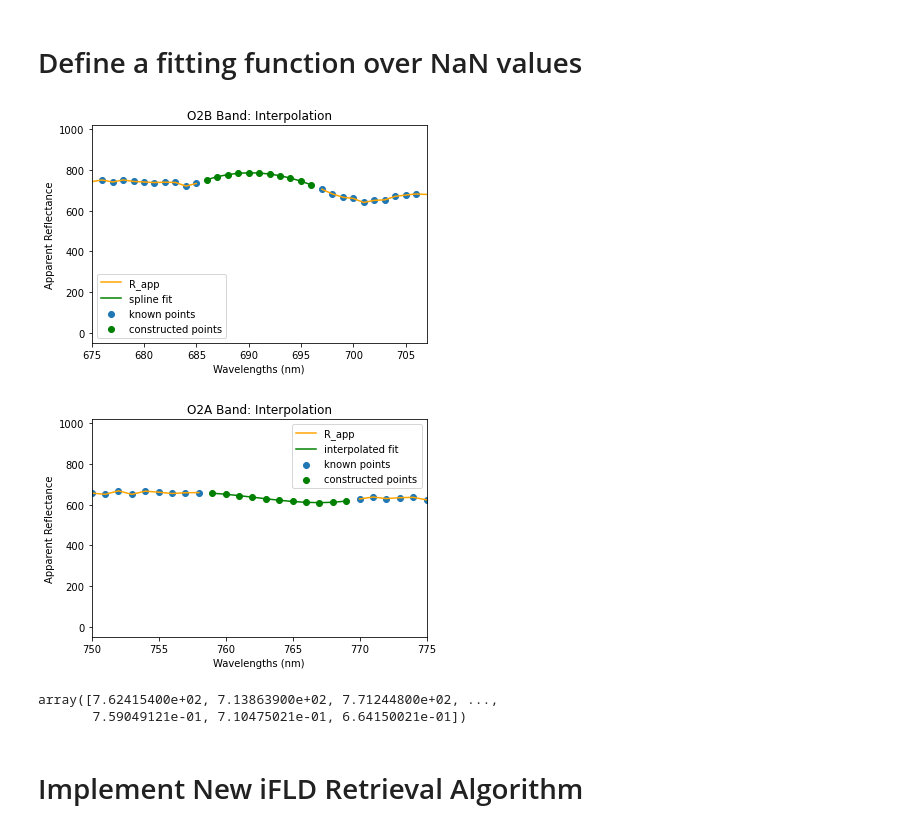
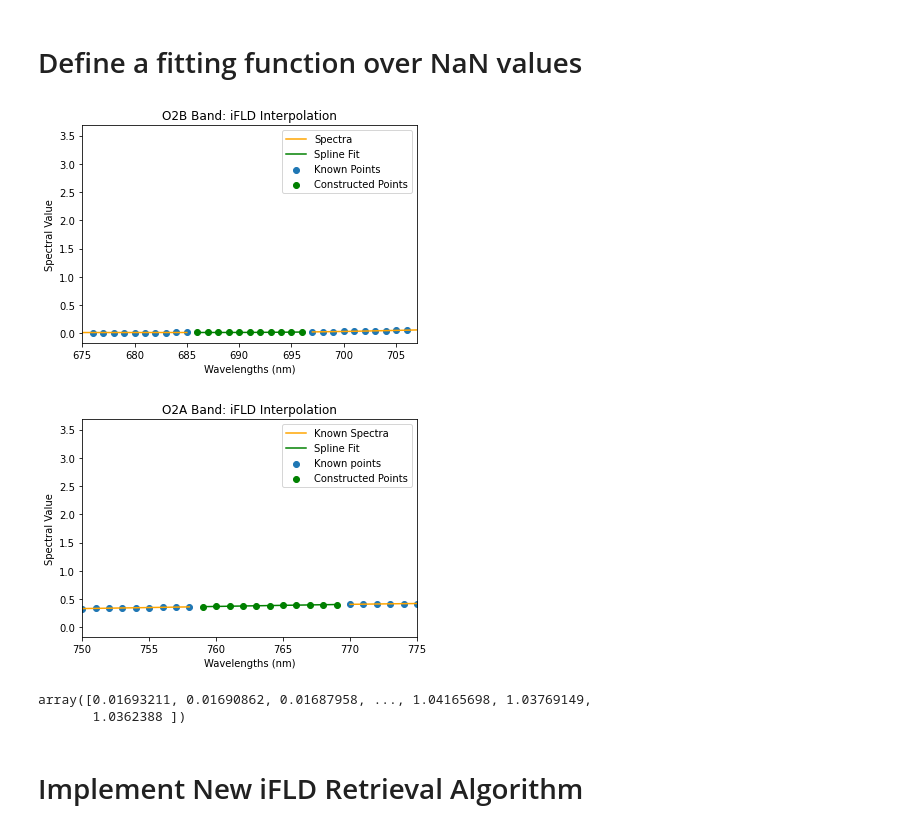
Before and after one commit to JamesWallace99/SIF_MISCADA_PROJECT, a Jupyter notebook: SCOPE_simulations/iFLD_test.ipynb, the cells around one changed output. Cells and saved outputs as stored; diff of their text form; code cells hidden in the pictures.

```diff
--- a/SCOPE_simulations/iFLD_test.ipynb
+++ b/SCOPE_simulations/iFLD_test.ipynb
@@ -322,12 +331,12 @@ e_first_row[o2a_left_index:o2a_right_index] = np.nan
 e_resampled[o2b_left_index:o2b_right_index] = np.nan
 e_resampled[o2a_left_index:o2a_right_index] = np.nan
 # %%
-fit_NaN(e_first_row, wavelengths)
+fit_NaN(r_app, wavelengths)
 # %% [output]
-[figure, old version]
+[figure, new version]
-[figure, old version]
+[figure, new version]
-array([7.62415400e+02, 7.13863900e+02, 7.71244800e+02, ...,
-       7.59049121e-01, 7.10475021e-01, 6.64150021e-01])
+array([0.01693211, 0.01690862, 0.01687958, ..., 1.04165698, 1.03769149,
+       1.0362388 ])
 # %% [markdown]
 # Implement New iFLD Retrieval Algorithm
 # %%
```
Also changed, not shown: parts of 3 cells of this notebook.
